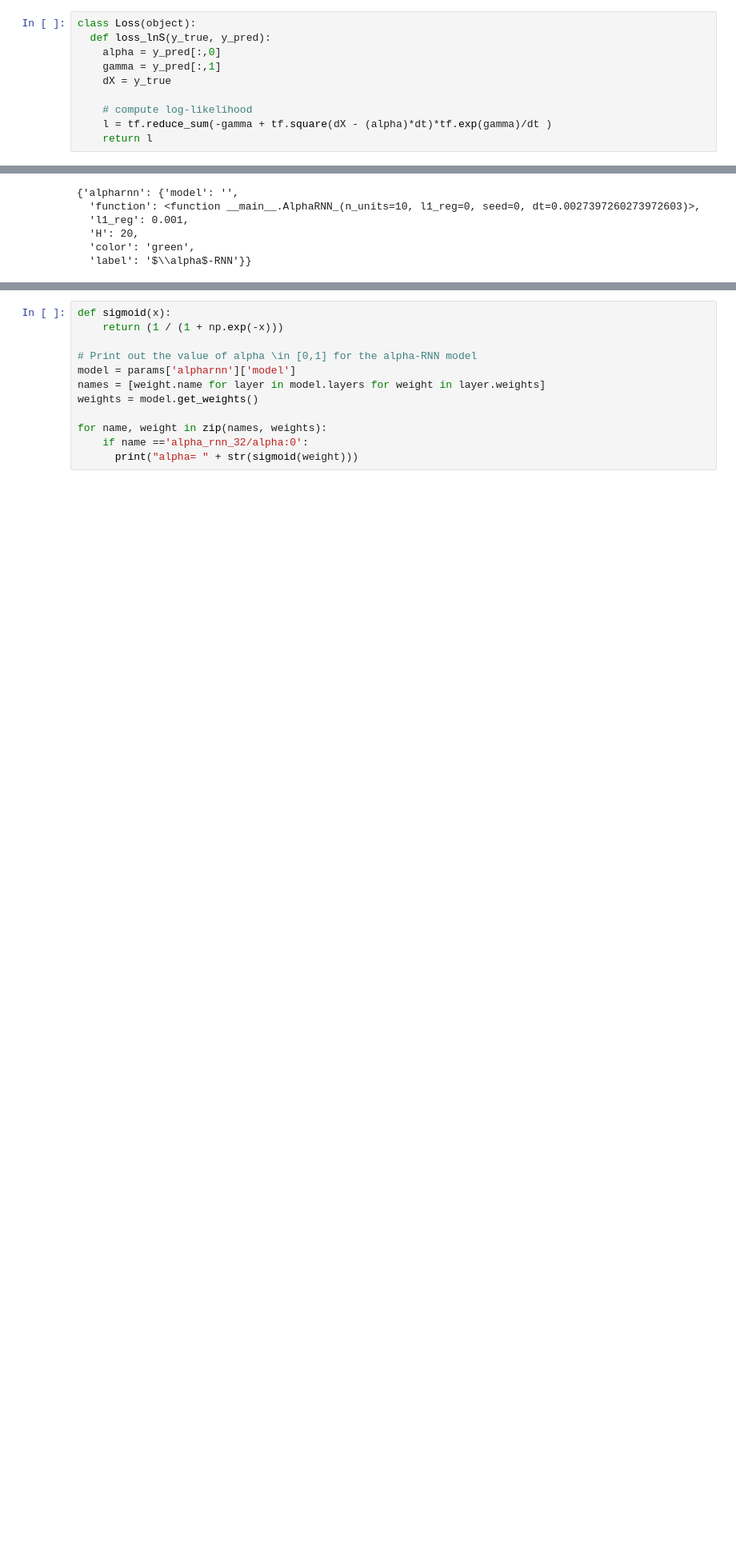
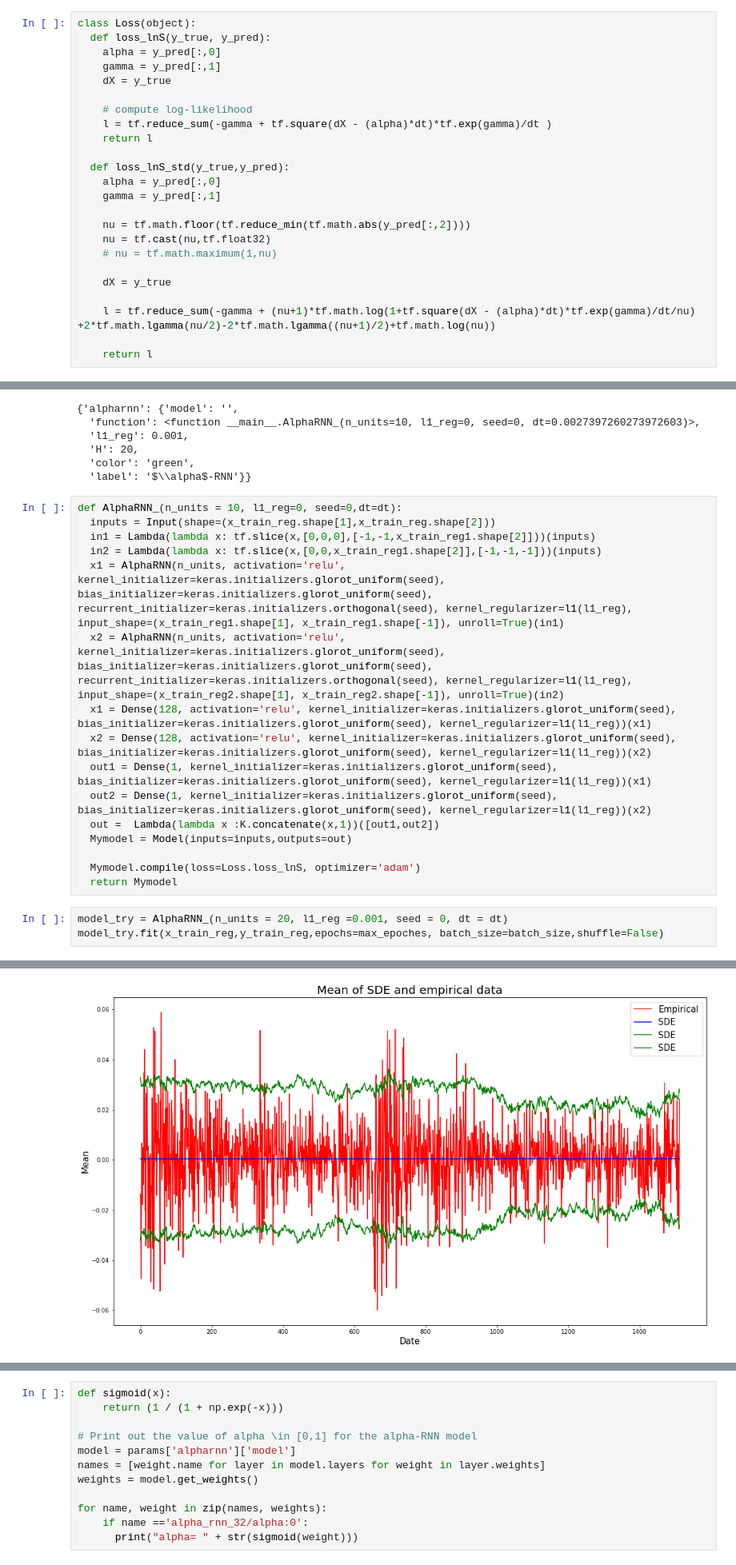
Before and after one commit to jiaxuanye/Pricing, a Jupyter notebook: Python Code/Price.ipynb, the cells around one changed output, grey strips where cells are left out. Shown at 80% size. Cells and saved outputs as stored; diff of their text form; blank space fills up the shorter version.

```diff
--- a/Python Code/Price.ipynb
+++ b/Python Code/Price.ipynb
@@ -217,6 +223,20 @@ class Loss(object):
     # compute log-likelihood
     l = tf.reduce_sum(-gamma + tf.square(dX - (alpha)*dt)*tf.exp(gamma)/dt )
     return l
+
+  def loss_lnS_std(y_true,y_pred):
+    alpha = y_pred[:,0]
+    gamma = y_pred[:,1]
+
+    nu = tf.math.floor(tf.reduce_min(tf.math.abs(y_pred[:,2])))
+    nu = tf.cast(nu,tf.float32)
+    # nu = tf.math.maximum(1,nu)
+
+    dX = y_true
+
+    l = tf.reduce_sum(-gamma + (nu+1)*tf.math.log(1+tf.square(dX - (alpha)*dt)*tf.exp(gamma)/dt/nu) +2*tf.math.lgamma(nu/2)-2*tf.math.lgamma((nu+1)/2)+tf.math.log(nu))
+
+    return l
 # %%
 def get_lagged_features(value, n_steps, n_steps_ahead):
     """
@@ -431,3 +458,23 @@ params
   'H': 20,
   'color': 'green',
   'label': '$\\alpha$-RNN'}}
+# %%
+def AlphaRNN_(n_units = 10, l1_reg=0, seed=0,dt=dt):
+  inputs = Input(shape=(x_train_reg.shape[1],x_train_reg.shape[2]))
+  in1 = Lambda(lambda x: tf.slice(x,[0,0,0],[-1,-1,x_train_reg1.shape[2]]))(inputs)
+  in2 = Lambda(lambda x: tf.slice(x,[0,0,x_train_reg1.shape[2]],[-1,-1,-1]))(inputs)
+  x1 = AlphaRNN(n_units, activation='relu', kernel_initializer=keras.initializers.glorot_uniform(seed), bias_initializer=keras.initializers.glorot_uniform(seed), recurrent_initializer=keras.initializers.orthogonal(seed), kernel_regularizer=l1(l1_reg), input_shape=(x_train_reg1.shape[1], x_train_reg1.shape[-1]), unroll=True)(in1)
+  x2 = AlphaRNN(n_units, activation='relu', kernel_initializer=keras.initializers.glorot_uniform(seed), bias_initializer=keras.initializers.glorot_uniform(seed), recurrent_initializer=keras.initializers.orthogonal(seed), kernel_regularizer=l1(l1_reg), input_shape=(x_train_reg2.shape[1], x_train_reg2.shape[-1]), unroll=True)(in2)
+  x1 = Dense(128, activation='relu', kernel_initializer=keras.initializers.glorot_uniform(seed), bias_initializer=keras.initializers.glorot_uniform(seed), kernel_regularizer=l1(l1_reg))(x1)
+  x2 = Dense(128, activation='relu', kernel_initializer=keras.initializers.glorot_uniform(seed), bias_initializer=keras.initializers.glorot_uniform(seed), kernel_regularizer=l1(l1_reg))(x2)
+  out1 = Dense(1, kernel_initializer=keras.initializers.glorot_uniform(seed), bias_initializer=keras.initializers.glorot_uniform(seed), kernel_regularizer=l1(l1_reg))(x1)
+  out2 = Dense(1, kernel_initializer=keras.initializers.glorot_uniform(seed), bias_initializer=keras.initializers.glorot_uniform(seed), kernel_regularizer=l1(l1_reg))(x2)
+  out =  Lambda(lambda x :K.concatenate(x,1))([out1,out2])
+  Mymodel = Model(inputs=inputs,outputs=out)
+
+  Mymodel.compile(loss=Loss.loss_lnS, optimizer='adam')
+  return Mymodel
+# %%
+model_try = AlphaRNN_(n_units = 20, l1_reg =0.001, seed = 0, dt = dt)
+model_try.fit(x_train_reg,y_train_reg,epochs=max_epoches, batch_size=batch_size,shuffle=False)
+# %% [output]
@@ -433,0 +499 @@ params
+[figure, added]
```
Also changed, not shown: parts of 37 cells of this notebook.
